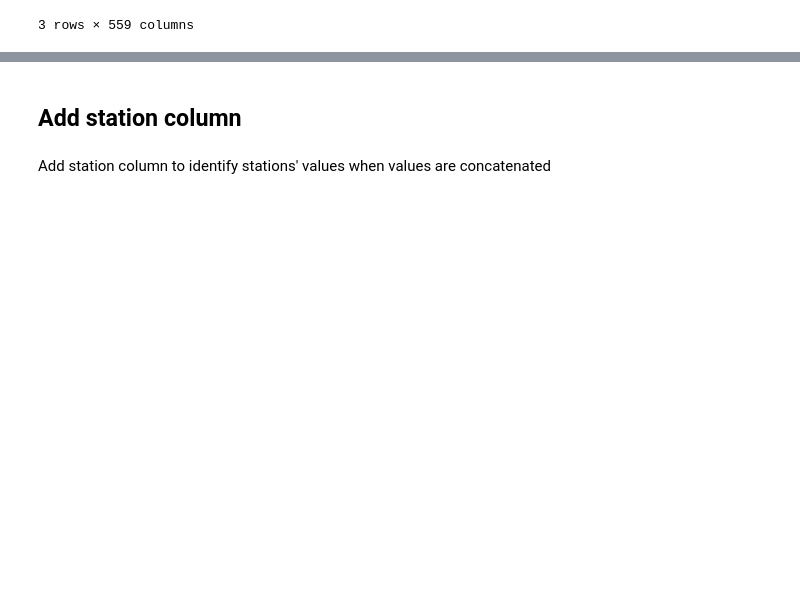
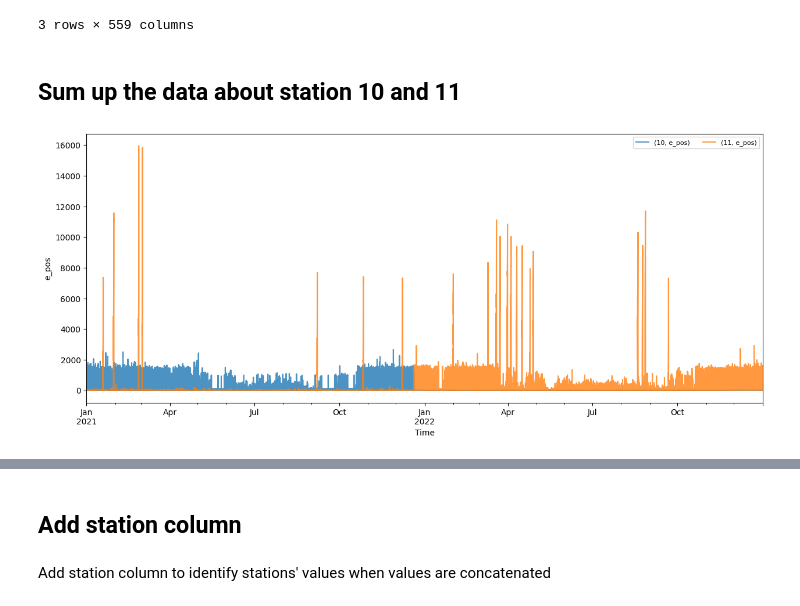
Before and after one commit to FabioLddo/time_series_energy_community_forecasting, a Jupyter notebook: Final_Project_Ippolito_Loddo_Margni.ipynb, the cells around one changed output, grey strips where cells are left out. Drawn from its saved outputs; the diff is of its cells as text; code cells hidden in the pictures; blank space fills up the shorter version.

```diff
--- a/Final_Project_Ippolito_Loddo_Margni.ipynb
+++ b/Final_Project_Ippolito_Loddo_Margni.ipynb
@@ -146,6 +150,8 @@ plt.xlabel('Time')
 plt.ylabel('e_pos')
 plt.legend(loc='upper right', ncol=2, fontsize=8)
 plt.show()
+
+df_meters_old = df_meters.copy()  # Save for later
 # %% [output]
 [figure]
 # %%
@@ -501,3 +529,14 @@ df.head(3)
 | 2021-01-01 00:00:00+00:00 | 485.0 | 0.0 | 810.0 | 0.0 | 1862.0 | 0.0 | 2469.0 | 0.0 | 1445.581219 | 0.0 | ... | ... |
 | 2021-01-01 01:00:00+00:00 | 218.0 | 0.0 | 1433.0 | 0.0 | 1679.0 | 0.0 | 2330.0 | 0.0 | 1317.436378 | 0.0 | ... | ... |
 3 rows × 559 columns
+# %% [markdown]
+## Sum up the data about station 10 and 11
+# %%
+# The data in station 10 and 11 seem to be from the same source/people who changed station, so we'll sum them up
+df_meters_old[e_pos_cols[10:12]].plot(figsize=(15, 6), alpha=0.8)
+plt.xlabel('Time')
+plt.ylabel('e_pos')
+plt.legend(loc='upper right', ncol=2, fontsize=8)
+plt.show()
+# %% [output]
+[figure, added]
```
Also changed, not shown: parts of 23 cells of this notebook.
